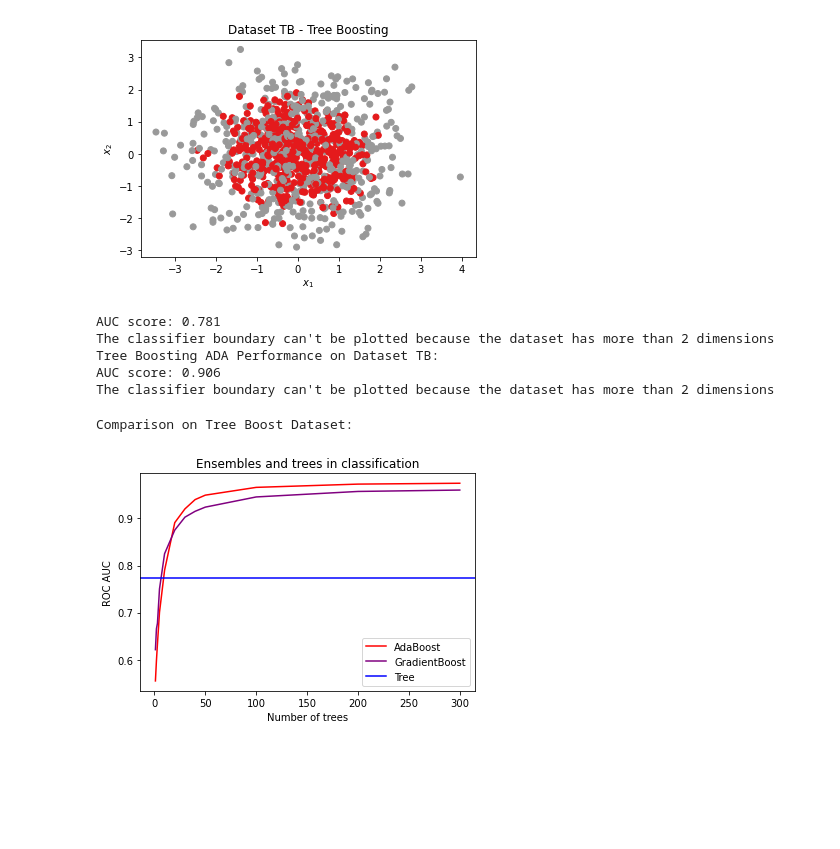
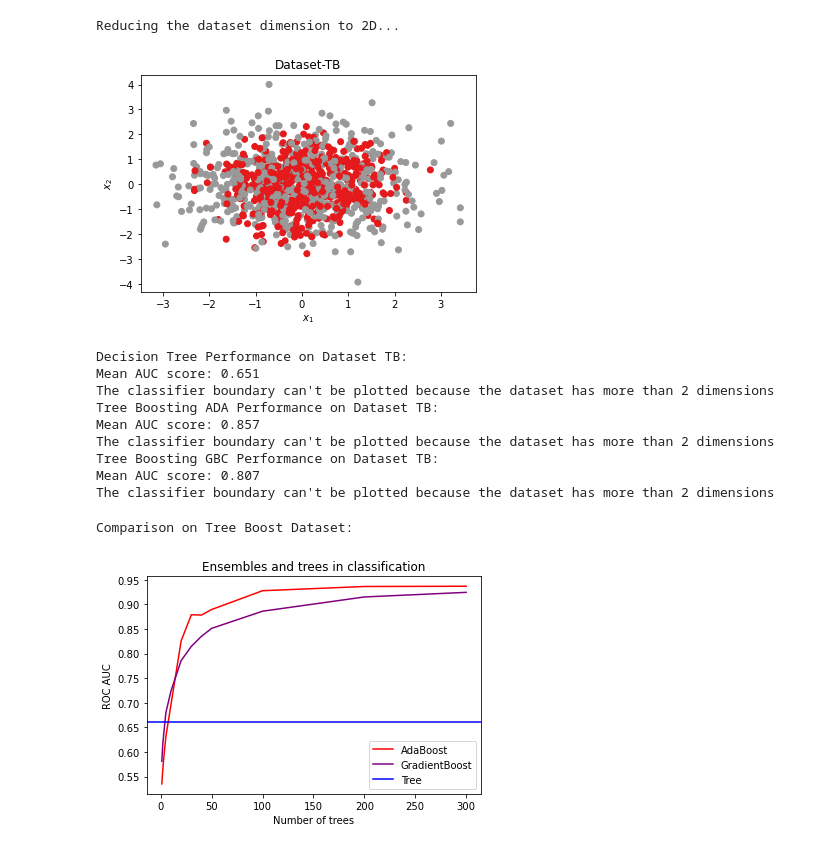
Before and after one commit to MBorgesT/ML_Assignment, a Jupyter notebook: DTvsTB.ipynb, the cells around one changed output. Cells and saved outputs as stored; diff of their text form; code cells hidden in the pictures; blank space fills up the shorter version.

```diff
--- a/DTvsTB.ipynb
+++ b/DTvsTB.ipynb
@@ -92,46 +87,55 @@ TODO
 # %%
 # Generate dataset
 def data_tb():
 
     X, y = make_gaussian_quantiles(
         n_samples=1000,
-        n_features=8,
+        n_features=15,
         n_classes=2,
         random_state=42
     )
 
     return X, y
 
 tb_X, tb_y = data_tb()
-plot_2d(tb_X, tb_y, 'Dataset TB - Tree Boosting')
+plot_2d(tb_X, tb_y, 'Dataset-TB')
 # %% [output]
+Reducing the dataset dimension to 2D...
-[figure, old version]
+[figure, new version]
 # %%
 # Decision Trees
 
 print('Decision Tree Performance on Dataset TB:')
-dtree=DTC(criterion='entropy', max_depth=20, min_samples_split=20)
+dtree=DTC(criterion='entropy', max_depth=None, min_samples_split=2)
 test_model(dtree, tb_X, tb_y)
-# plot_tree(dtree)
 
 # Tree Boosting ADA
 tboost = AdaC(n_estimators=150)
 print('Tree Boosting ADA Performance on Dataset TB:')
 test_model(tboost, tb_X, tb_y)
+
+# Tree Boosting GBC
+tboost = GBC(n_estimators=150)
+print('Tree Boosting GBC Performance on Dataset TB:')
+test_model(tboost, tb_X, tb_y)
 # %% [output]
-AUC score: 0.781
+Decision Tree Performance on Dataset TB:
+Mean AUC score: 0.651
 The classifier boundary can't be plotted because the dataset has more than 2 dimensions
 Tree Boosting ADA Performance on Dataset TB:
-AUC score: 0.906
+Mean AUC score: 0.857
 The classifier boundary can't be plotted because the dataset has more than 2 dimensions
+Tree Boosting GBC Performance on Dataset TB:
+Mean AUC score: 0.807
+The classifier boundary can't be plotted because the dataset has more than 2 dimensions
 # %%
 print('Comparison on Tree Boost Dataset:')
 ntree=np.array([1, 2, 3, 5, 10, 20, 30, 40, 50, 100, 200, 300])
 auc_ada_tree = map(lambda tree: get_auc_ada_trees(tree, tb_X, tb_y), ntree)
 auc_gbc_tree = map(lambda tree: get_auc_gbc_trees(tree, tb_X, tb_y), ntree)
-auc_tree = dt_classifier_auc(tb_X, tb_y, max_depth=None, min_samples_split=20)
+auc_tree = dt_classifier_auc(tb_X, tb_y, max_depth=None, min_samples_split=2)
 
 plot_tree_compare(ntree, auc_ada_tree, auc_gbc_tree, auc_tree)
 # %% [output]
 Comparison on Tree Boost Dataset:
-[figure, old version]
+[figure, new version]
```
Also changed, not shown: parts of 9 cells of this notebook, 3 other files.
